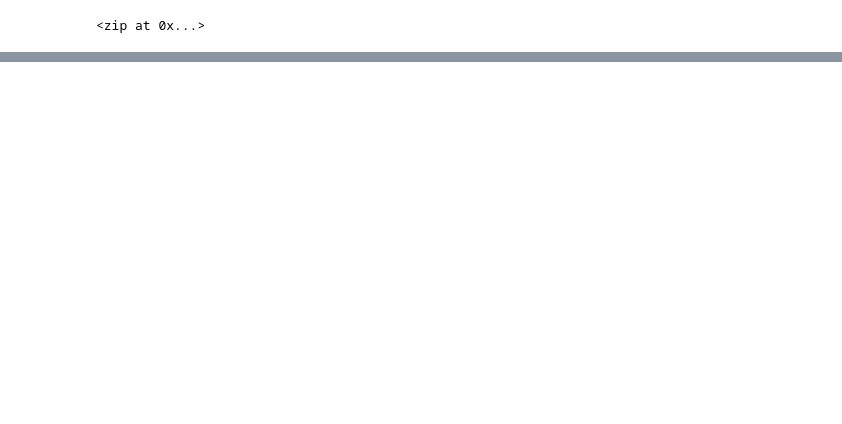
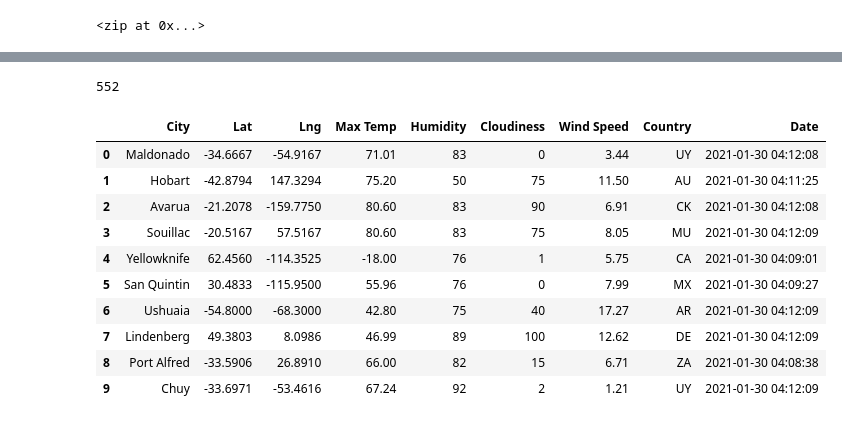
Before and after one commit to EBelizor/World_Weather_Analysis, a Jupyter notebook: WeatherPy.ipynb, the cells around one changed output, grey strips where cells are left out. Drawn from its saved outputs; the diff is of its cells as text; code cells hidden in the pictures; blank space fills up the shorter version.

```diff
--- a/WeatherPy.ipynb
+++ b/WeatherPy.ipynb
@@ -35,0 +128,21 @@ len(cities)
+# %%
+# Get the total number of cities
+len(city_data)
+# %% [output]
+552
+# %%
+# Convert the array of dictionaries to a Pandas DataFrame.
+city_data_df = pd.DataFrame(city_data)
+city_data_df.head(10)
+# %% [output]
+|  | City | Lat | Lng | Max Temp | Humidity | Cloudiness | Wind Speed | Country | Date |
+| 0 | Maldonado | -34.6667 | -54.9167 | 71.01 | 83 | 0 | 3.44 | UY | 2021-01-30 04:12:08 |
+| 1 | Hobart | -42.8794 | 147.3294 | 75.20 | 50 | 75 | 11.50 | AU | 2021-01-30 04:11:25 |
+| 2 | Avarua | -21.2078 | -159.7750 | 80.60 | 83 | 90 | 6.91 | CK | 2021-01-30 04:12:08 |
+| 3 | Souillac | -20.5167 | 57.5167 | 80.60 | 83 | 75 | 8.05 | MU | 2021-01-30 04:12:09 |
+| 4 | Yellowknife | 62.4560 | -114.3525 | -18.00 | 76 | 1 | 5.75 | CA | 2021-01-30 04:09:01 |
+| 5 | San Quintin | 30.4833 | -115.9500 | 55.96 | 76 | 0 | 7.99 | MX | 2021-01-30 04:09:27 |
+| 6 | Ushuaia | -54.8000 | -68.3000 | 42.80 | 75 | 40 | 17.27 | AR | 2021-01-30 04:12:09 |
+| 7 | Lindenberg | 49.3803 | 8.0986 | 46.99 | 89 | 100 | 12.62 | DE | 2021-01-30 04:12:09 |
+| 8 | Port Alfred | -33.5906 | 26.8910 | 66.00 | 82 | 15 | 6.71 | ZA | 2021-01-30 04:08:38 |
+| 9 | Chuy | -33.6971 | -53.4616 | 67.24 | 92 | 2 | 1.21 | UY | 2021-01-30 04:12:09 |
```
Also changed, not shown: parts of 7 cells of this notebook, 3 other files.
